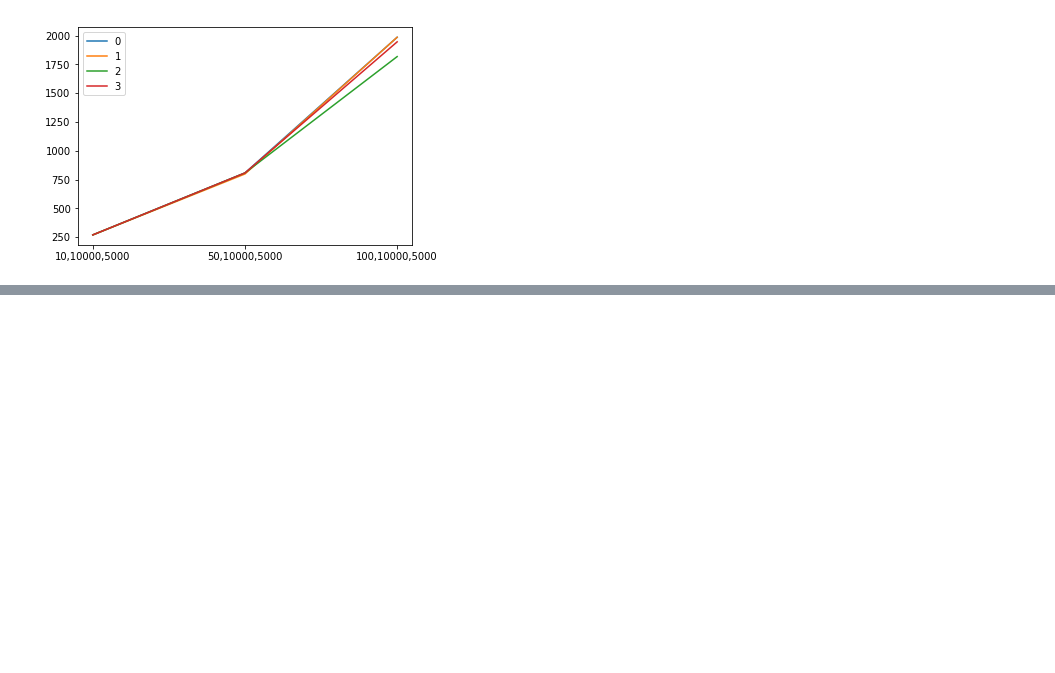
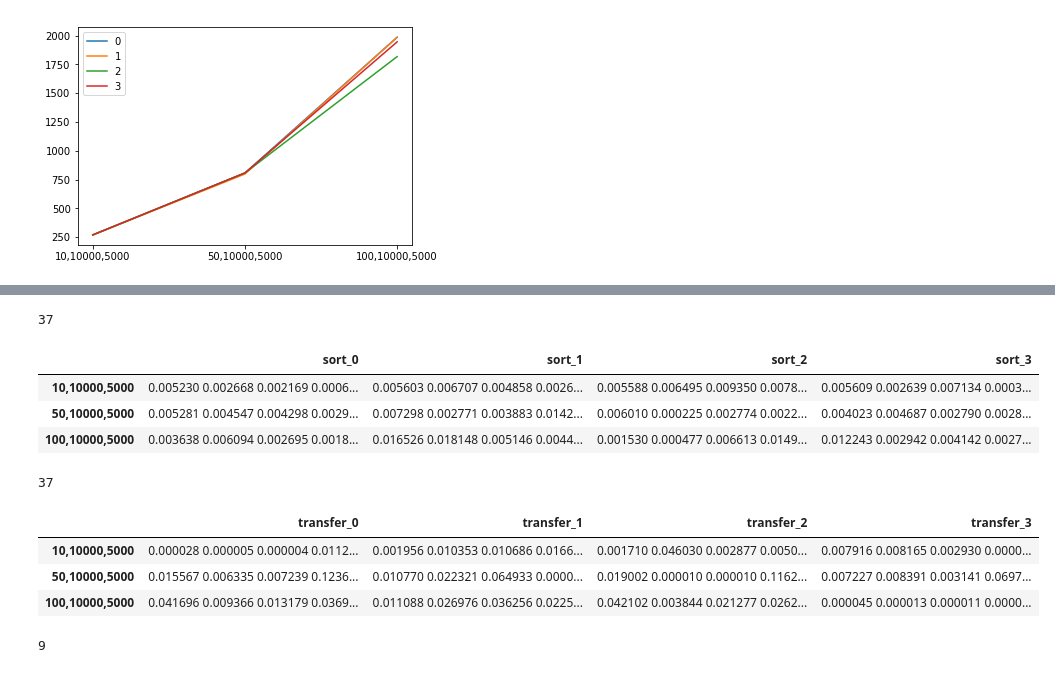
Before and after one commit to danif93/Genetic-Travelling-Salesman, a Jupyter notebook: code/python_dataAnalysis/read_files.ipynb, the cells around one changed output, grey strips where cells are left out. Drawn from its saved outputs; the diff is of its cells as text; code cells hidden in the pictures; blank space fills up the shorter version.

```diff
--- a/code/python_dataAnalysis/read_files.ipynb
+++ b/code/python_dataAnalysis/read_files.ipynb
@@ -53,0 +136,54 @@ plt.legend(df.columns);
+# %%
+len(df_rearr.iloc[0,0].split(' '))
+# %% [output]
+37
+# %%
+df_sort = pd.DataFrame()
+
+for file in sortFiles:
+    with open(os.path.join(path,file)) as f:
+        col = file.split('.')[0]
+        for line in f:
+            vals = line.split(' ')
+            row = vals[0]+','+vals[1]+','+vals[2]
+            try:
+                df_sort.loc[row,col] += ' '+vals[3][:-1]
+            except KeyError:
+                df_sort.loc[row,col] = vals[3][:-1]
+            except TypeError:
+                df_sort.loc[row,col] = vals[3][:-1]
+df_sort
+# %% [output]
+|  | sort_0 | sort_1 | sort_2 | sort_3 |
+| 10,10000,5000 | 0.005230 0.002668 0.002169 0.0006... | 0.005603 0.006707 0.004858 0.0026... | 0.005588 0.006495 0.009350 0.0078... | 0.005609 0.002639 0.007134 0.0003... |
+| 50,10000,5000 | 0.005281 0.004547 0.004298 0.0029... | 0.007298 0.002771 0.003883 0.0142... | 0.006010 0.000225 0.002774 0.0022... | 0.004023 0.004687 0.002790 0.0028... |
+| 100,10000,5000 | 0.003638 0.006094 0.002695 0.0018... | 0.016526 0.018148 0.005146 0.0044... | 0.001530 0.000477 0.006613 0.0149... | 0.012243 0.002942 0.004142 0.0027... |
+# %%
+len(df_sort.iloc[0,0].split(' '))
+# %% [output]
+37
+# %%
+df_trans = pd.DataFrame()
+
+for file in transFiles:
+    with open(os.path.join(path,file)) as f:
+        col = file.split('.')[0]
+        for line in f:
+            vals = line.split(' ')
+            row = vals[0]+','+vals[1]+','+vals[2]
+            try:
+                df_trans.loc[row,col] += ' '+vals[3][:-1]
+            except KeyError:
+                df_trans.loc[row,col] = vals[3][:-1]
+            except TypeError:
+                df_trans.loc[row,col] = vals[3][:-1]
+df_trans
+# %% [output]
+|  | transfer_0 | transfer_1 | transfer_2 | transfer_3 |
+| 10,10000,5000 | 0.000028 0.000005 0.000004 0.0112... | 0.001956 0.010353 0.010686 0.0166... | 0.001710 0.046030 0.002877 0.0050... | 0.007916 0.008165 0.002930 0.0000... |
+| 50,10000,5000 | 0.015567 0.006335 0.007239 0.1236... | 0.010770 0.022321 0.064933 0.0000... | 0.019002 0.000010 0.000010 0.1162... | 0.007227 0.008391 0.003141 0.0697... |
+| 100,10000,5000 | 0.041696 0.009366 0.013179 0.0369... | 0.011088 0.026976 0.036256 0.0225... | 0.042102 0.003844 0.021277 0.0262... | 0.000045 0.000013 0.000011 0.0000... |
+# %%
+len(df_trans.iloc[0,0].split(' '))
+# %% [output]
+9
```
Also changed, not shown: parts of 10 cells of this notebook, 32 other files.
